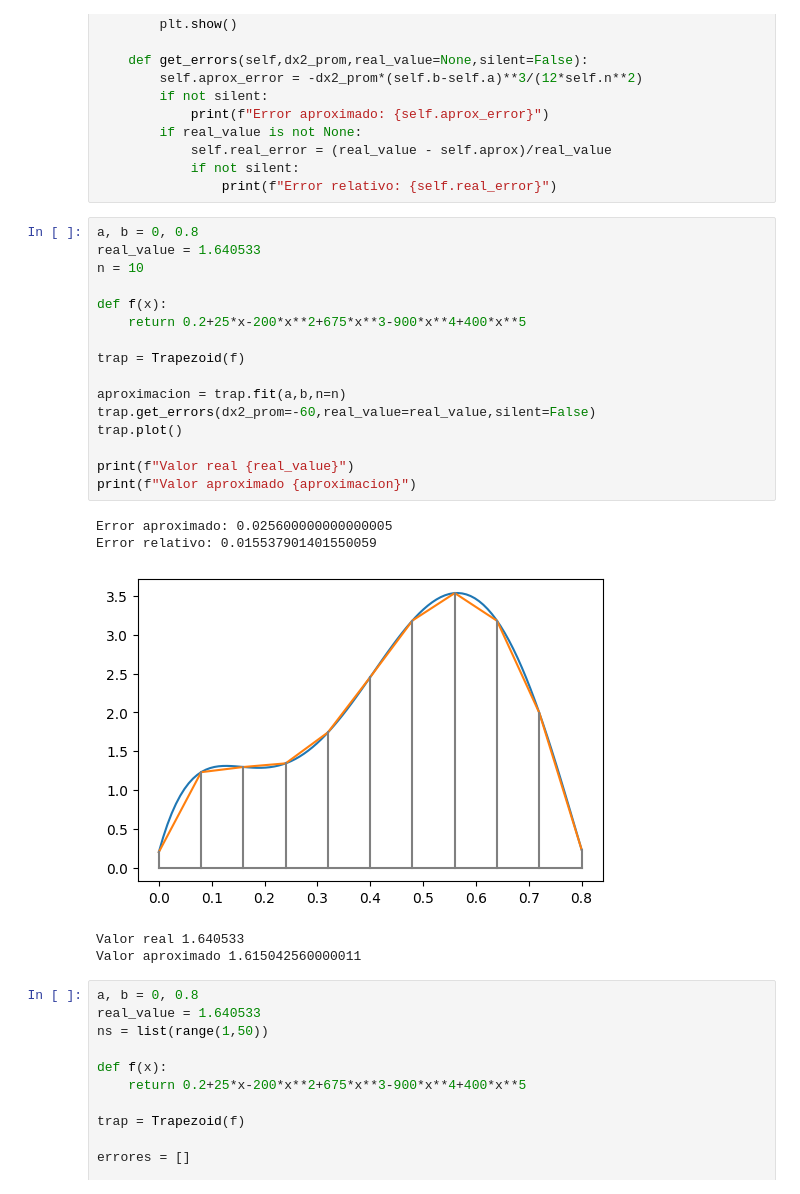
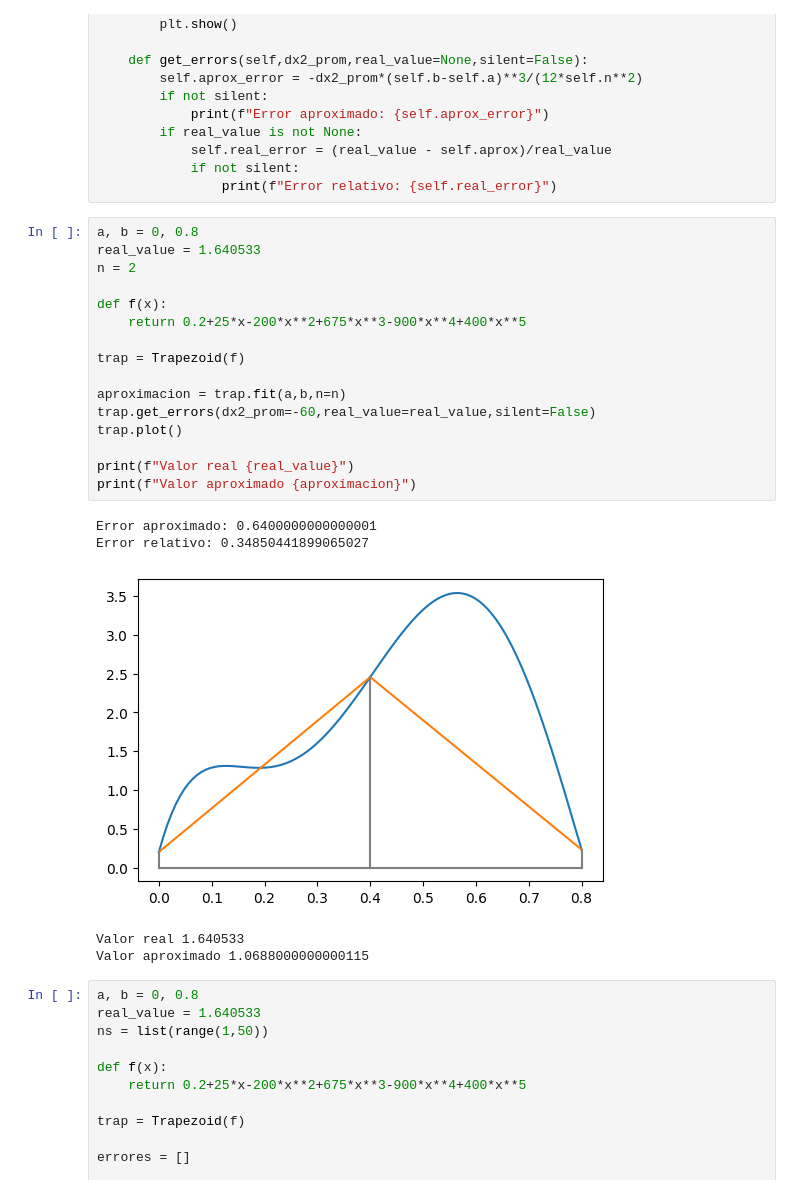
Before and after one commit to gmauricio-toledo/UNISON-teaching, a Jupyter notebook: integración.ipynb, the cells around one changed output. Cells and saved outputs as stored; diff of their text form.

```diff
--- a/integración.ipynb
+++ b/integración.ipynb
@@ -48,25 +48,25 @@ class Trapezoid:
 # %%
 a, b = 0, 0.8
 real_value = 1.640533
-n = 10
+n = 2
 
 def f(x):
     return 0.2+25*x-200*x**2+675*x**3-900*x**4+400*x**5
 
 trap = Trapezoid(f)
 
 aproximacion = trap.fit(a,b,n=n)
 trap.get_errors(dx2_prom=-60,real_value=real_value,silent=False)
 trap.plot()
 
 print(f"Valor real {real_value}")
 print(f"Valor aproximado {aproximacion}")
 # %% [output]
-Error aproximado: 0.025600000000000005
-Error relativo: 0.015537901401550059
+Error aproximado: 0.6400000000000001
+Error relativo: 0.34850441899065027
-[figure, old version]
+[figure, new version]
 Valor real 1.640533
-Valor aproximado 1.615042560000011
+Valor aproximado 1.0688000000000115
 # %%
 a, b = 0, 0.8
 real_value = 1.640533
```
Also changed, not shown: 6 other files.
